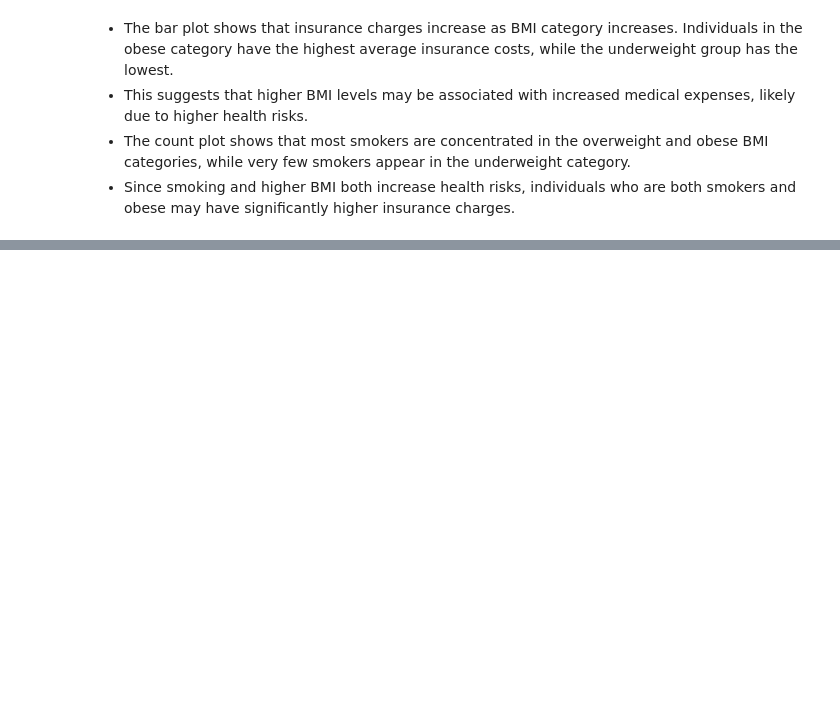
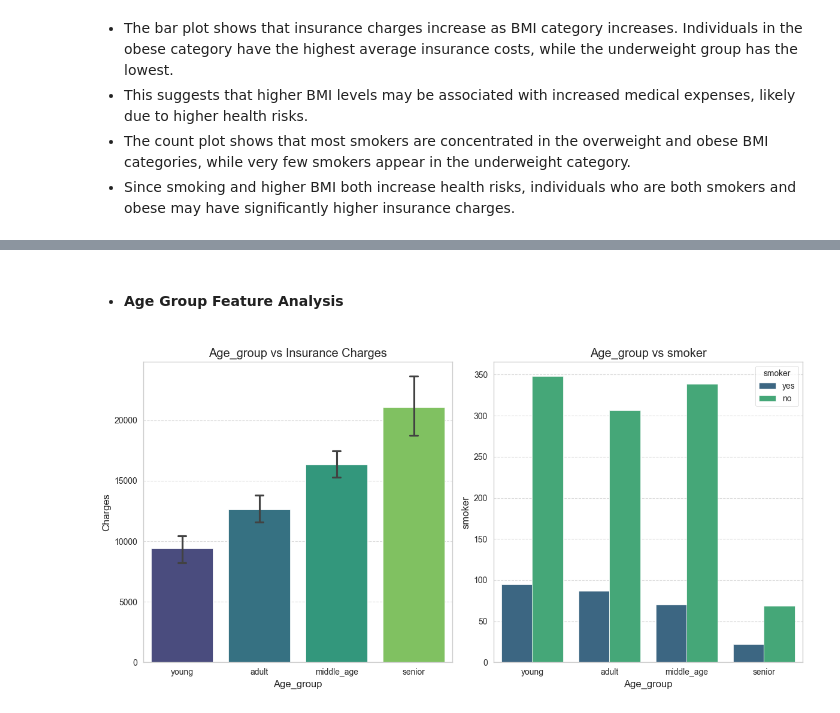
Before and after one commit to ashish-jonnada/medical-insurance-cost-prediction-ML, a Jupyter notebook: notebook/Medical_Insurance_prediction_ML.ipynb, the cells around one changed output, grey strips where cells are left out. Drawn from its saved outputs; the diff is of its cells as text; code cells hidden in the pictures; blank space fills up the shorter version.

```diff
--- a/notebook/Medical_Insurance_prediction_ML.ipynb
+++ b/notebook/Medical_Insurance_prediction_ML.ipynb
@@ -273,0 +280,12 @@ plt.show()
+# %%
+def age_group(age):
+    if age>=18 and age<=30 :
+        return "young"
+    elif age>=31 and age<=45 :
+        return "adult"
+    elif age>=46 and age<=60 :
+        return "middle_age"
+    else :
+        return "senior"
+# %%
+df["age_group"]=df["age"].apply(age_group)
@@ -273,0 +315,22 @@ plt.show()
+# %% [markdown]
+- ####  Age Group Feature Analysis
+# %%
+age_group_order=["young","adult","middle_age","senior"]
+plt.figure(figsize=(12,6))
+plt.subplot(1,2,1)
+sns.barplot(data=df , x="age_group" , y="charges",palette = "viridis",order=age_group_order,capsize=0.1)
+plt.grid(alpha=0.7,axis="y",ls="--")
+plt.title("Age_group vs Insurance Charges")
+plt.xlabel("Age_group")
+plt.ylabel("Charges")
+
+plt.subplot(1,2,2)
+sns.countplot(data=df , x="age_group" , hue="smoker",palette = "viridis",order=age_group_order)
+plt.title("Age_group vs smoker")
+plt.grid(alpha=0.7,axis="y",ls="--")
+plt.xlabel("Age_group")
+plt.ylabel("smoker")
+plt.tight_layout()
+plt.show()
+# %% [output]
+[figure, added]
```
Also changed, not shown: parts of 21 cells of this notebook.
